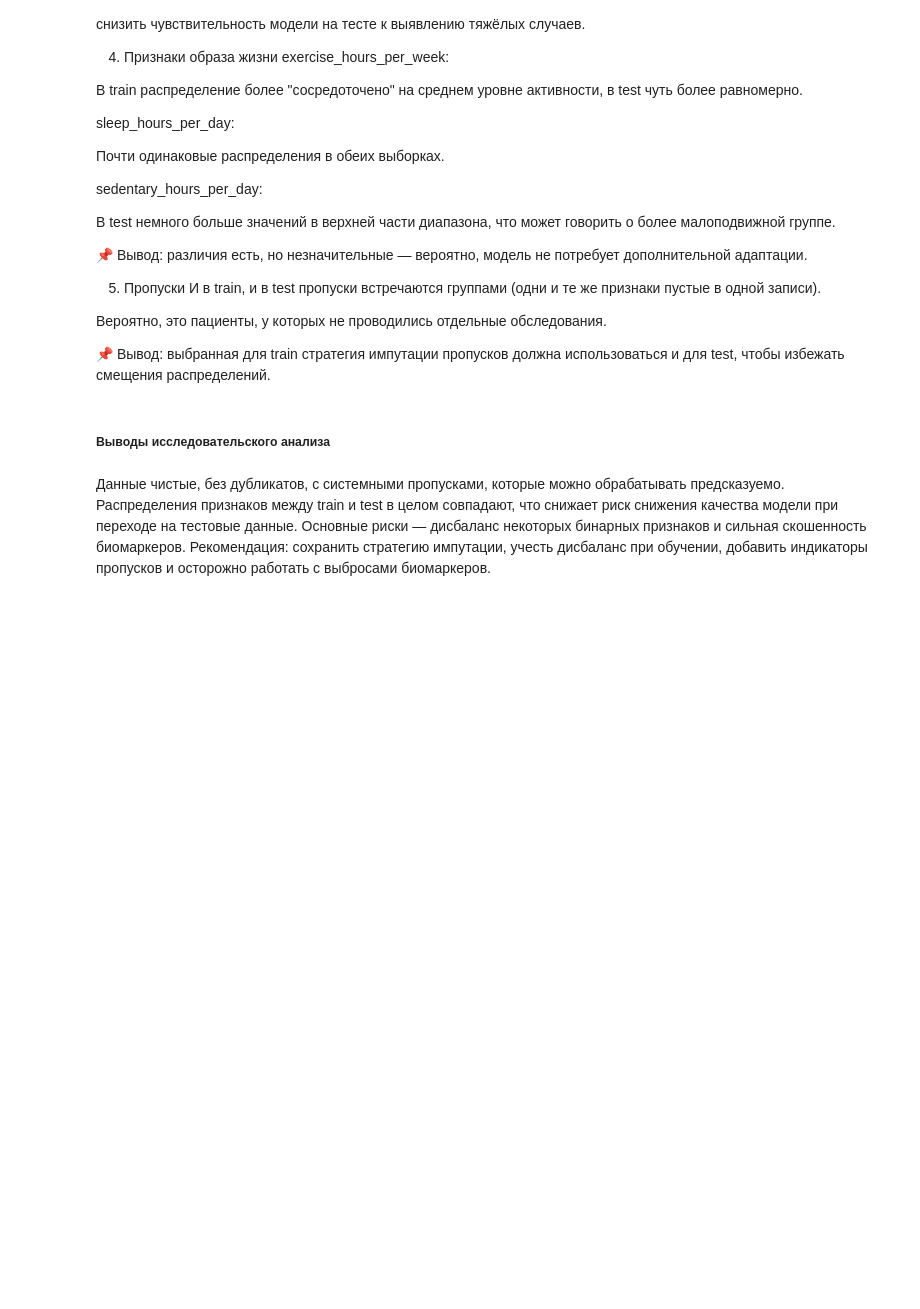
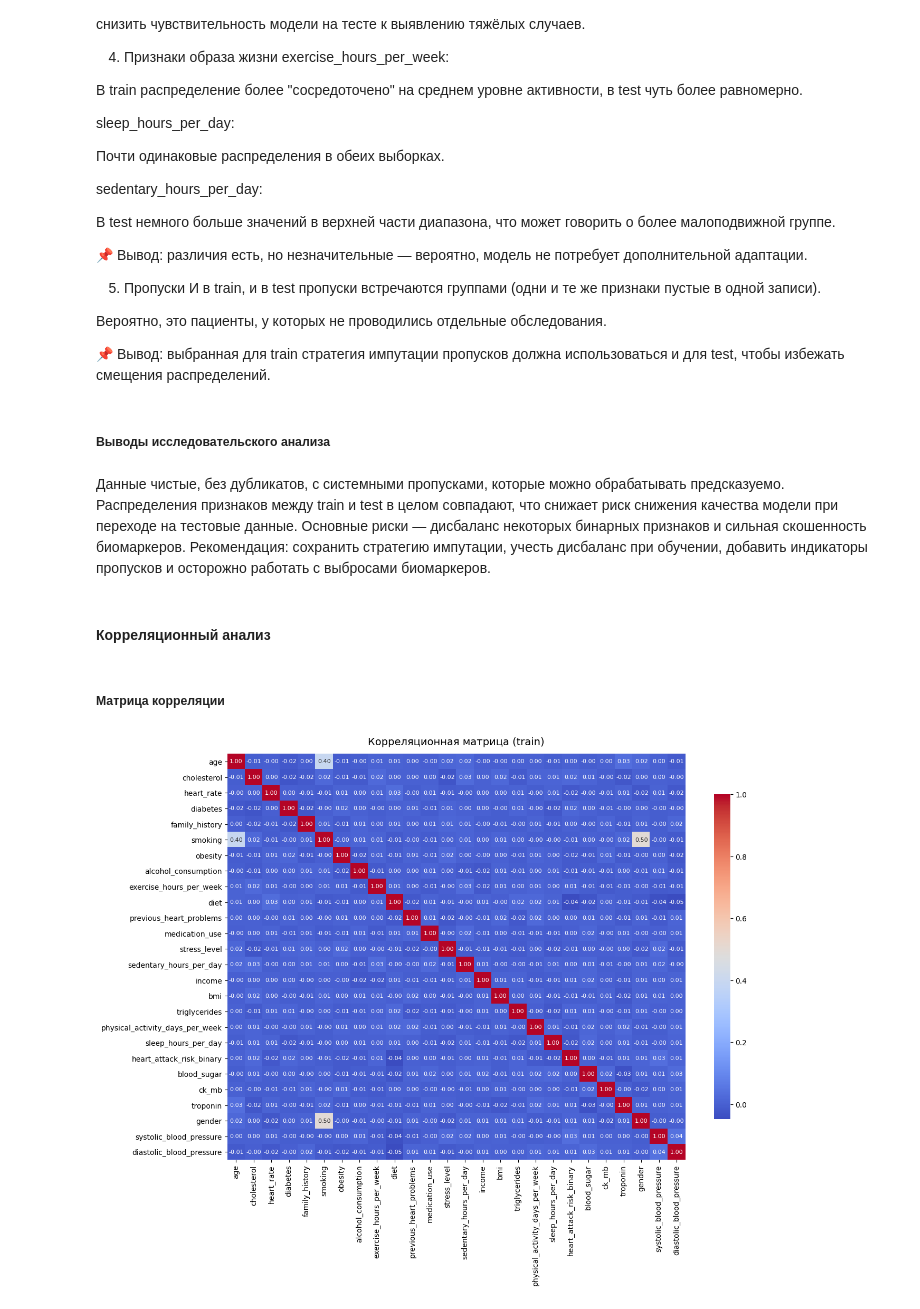
Before and after one commit to Malentaaa/heart_attack_project, a Jupyter notebook: project_heart_attack.ipynb, the cells around one changed output. Saved outputs shown, nothing was run; the diff lists cells and outputs as text; code cells hidden in the pictures; blank space fills up the shorter version.

Commit message:
Добавлена матрица корреляции. Проведен анализ признаков на возможные утечки.

```diff
--- a/project_heart_attack.ipynb
+++ b/project_heart_attack.ipynb
@@ -823,3 +823,29 @@ sedentary_hours_per_day:
 Распределения признаков между train и test в целом совпадают, что снижает риск снижения качества модели при переходе на тестовые данные.
 Основные риски — дисбаланс некоторых бинарных признаков и сильная скошенность биомаркеров.
 Рекомендация: сохранить стратегию импутации, учесть дисбаланс при обучении, добавить индикаторы пропусков и осторожно работать с выбросами биомаркеров.
+# %% [markdown]
+#### Корреляционный анализ
+# %% [markdown]
+##### Матрица корреляции
+# %%
+def plot_correlation_matrix(df, dataset_name="train"):
+    # только числовые признаки
+    num_df = df.select_dtypes(include='number')
+    corr = num_df.corr()
+
+    plt.figure(figsize=(14, 10))
+    sns.heatmap(
+        corr,
+        cmap='coolwarm',
+        annot=True,
+        fmt=".2f",
+        annot_kws={"size": 8},
+        cbar_kws={'shrink': 0.8}
+    )
+    plt.title(f"Корреляционная матрица ({dataset_name})", fontsize=14, pad=12)
+    plt.show()
+
+
+plot_correlation_matrix(heart_train, dataset_name="train")
+# %% [output]
+[figure, added]
```
Also changed, not shown: parts of 5 cells of this notebook.
